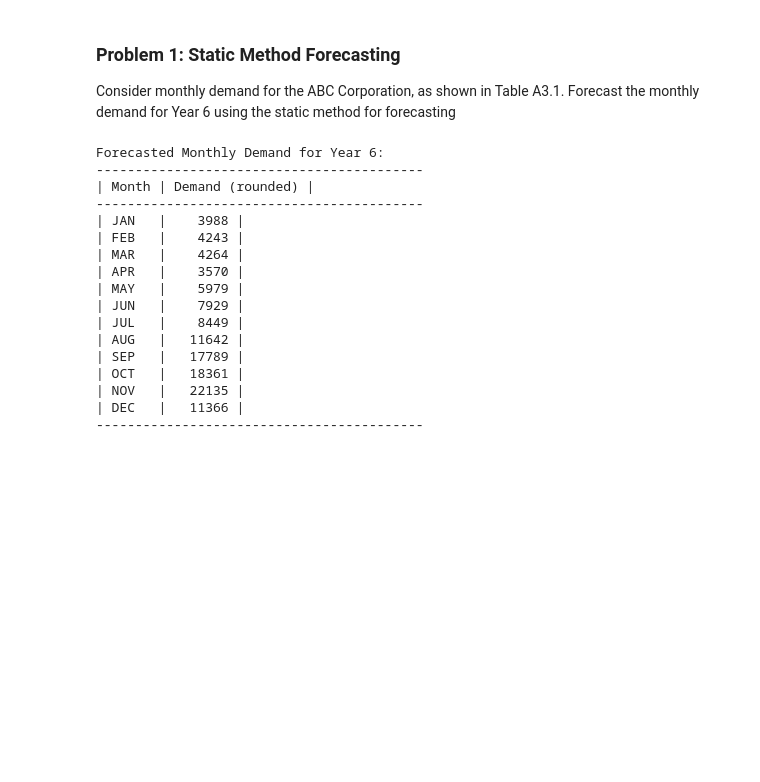
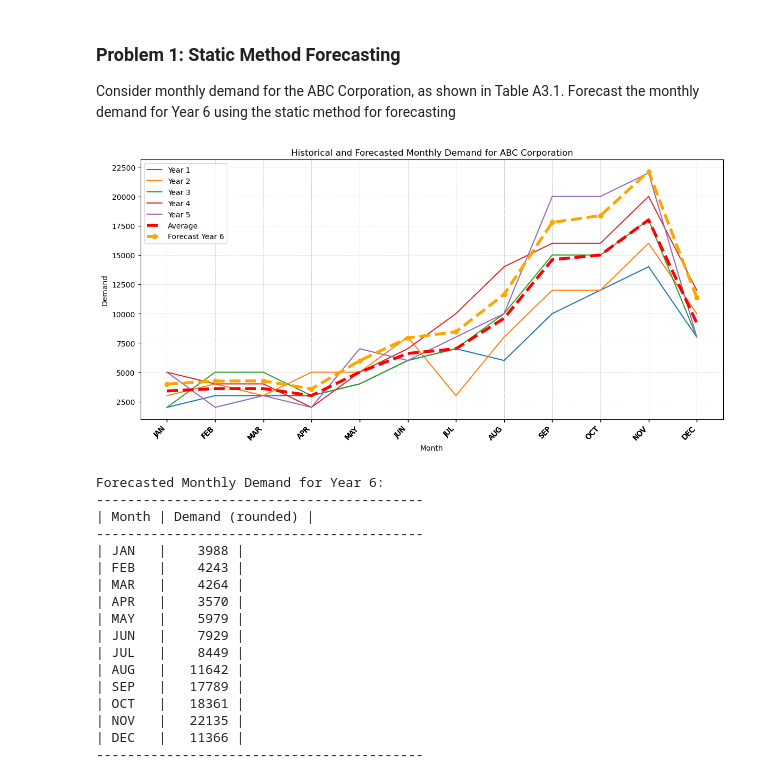
Before and after one commit to rodolfolermacontreras/Supply_Chain_Analytics_3, a Jupyter notebook: Assignment_3_RodolfoL.ipynb, the cells around one changed output. Drawn from its saved outputs; the diff is of its cells as text; code cells hidden in the pictures; blank space fills up the shorter version.

```diff
--- a/Assignment_3_RodolfoL.ipynb
+++ b/Assignment_3_RodolfoL.ipynb
@@ -66,7 +90,7 @@ Consider monthly demand for the ABC Corporation, as shown in Table A3.1. Forecas
 # %%
 import pandas as pd
 import numpy as np
-import plotly.graph_objects as go
+import matplotlib.pyplot as plt
 from sklearn.linear_model import LinearRegression
 
 # Historical monthly sales data for Years 1 through 5
@@ -89,7 +113,7 @@ sales_data = {
 df_sales = pd.DataFrame(sales_data)
 
 # Define the periodicity of the data (number of periods in one cycle)
-periodicity = 12  # Monthly data, so 12 months in a year
+periodicity = 12 # Monthly data, so 12 months in a year
 
 # Calculate average monthly sales for each month over the 5 years
 monthly_average = df_sales.mean(axis=0)
@@ -100,47 +124,62 @@ seasonal_factors = monthly_average / overall_average
 
 # Deseasonalize the data by dividing by the seasonal factors
 deseasonalized_sales = df_sales / seasonal_factors
 
 # Prepare data for linear regression
-X = np.arange(1, periodicity * 5 + 1).reshape(-1, 1)  # Months as a linear feature, respecting the periodicity
+X = np.arange(1, periodicity * 5 + 1).reshape(-1, 1) # Months as a linear feature, respecting the periodicity
 y = deseasonalized_sales.values.flatten()
 
 # Perform linear regression
 model = LinearRegression()
 model.fit(X, y)
 
 # Estimate level (L) and trend (T)
 L = model.intercept_
 T = model.coef_[0]
 
 # Forecast demand for Year 6
 forecast_year_6 = (L + T * np.arange(periodicity * 5 + 1, periodicity * 6 + 1)).reshape(1, -1) * seasonal_factors.values
 
 # Prepare for plotting
-all_months = list(sales_data.keys()) * 6  # Months including forecast
+all_months = list(sales_data.keys()) * 6 # Months including forecast
 years = ['Year ' + str(y) for y in range(1, 6)] + ['Forecast Year 6']
-color_map = ['blue', 'blue', 'blue', 'blue', 'blue', 'red']  # Colors for years and forecast
+color_map = ['#1f77b4', '#ff7f0e', '#2ca02c', '#d62728', '#9467bd', '#8c564b'] # Different colors for each year
 
-# Plot using Plotly
-fig = go.Figure()
+# Plot using Matplotlib
+fig, ax = plt.subplots(figsize=(12, 6))
 
 # Plot historical data for each year
 for i, color in zip(range(5), color_map[:-1]):
-    fig.add_trace(go.Scatter(x=all_months[:12], y=df_sales.iloc[i], mode='lines', name=f'Year {i+1}', line=dict(color=color)))
+    ax.plot(all_months[:12], df_sales.iloc[i], linestyle='-', label=f'Year {i+1}', color=color)
 
 # Plot average historical data
-fig.add_trace(go.Scatter(x=all_months[:12], y=monthly_average, mode='lines', name='Average', line=dict(color='red', dash='dash')))
+ax.plot(all_months[:12], monthly_average, linestyle='--', label='Average', color='red', linewidth=4)
 
 # Plot forecasted data for Year 6
-fig.add_trace(go.Scatter(x=all_months[60:], y=forecast_year_6.flatten(), mode='lines+markers', name='Forecast Year 6', line=dict(color='orange', dash='dash')))
+ax.plot(all_months[60:], forecast_year_6.flatten(), linestyle='--', marker='o', label='Forecast Year 6', color='orange', linewidth=4)
 
-# Update layout
-fig.update_layout(title='Historical and Forecasted Monthly Demand for ABC Corporation',
-                  xaxis_title='Month',
-                  yaxis_title='Demand',
-                  xaxis=dict(tickvals=all_months[:72]))  # Include tick values for all months including forecast
+# Set plot title and labels
+ax.set_title('Historical and Forecasted Monthly Demand for ABC Corporation')
+ax.set_xlabel('Month')
+ax.set_ylabel('Demand')
 
-fig.show()
+# Set x-axis tick labels
+ax.set_xticks(all_months[:72])
+ax.set_xticklabels(all_months[:72], rotation=45, ha='right')
+
+# Add legend
+ax.legend()
+
+# Add light gray dashed grid
+ax.grid(color='lightgray', linestyle='--', linewidth=0.5)
+
+# Adjust layout to prevent overlapping of labels
+plt.tight_layout()
+
+# Show the plot
+plt.show()
+# %% [output]
+[figure, added]
 # %%
 # Flatten the nested list to ensure it is a single list of integers
 forecast_year_6 = forecast_year_6.tolist()
```
Also changed, not shown: parts of 5 cells of this notebook, 2 other files.
